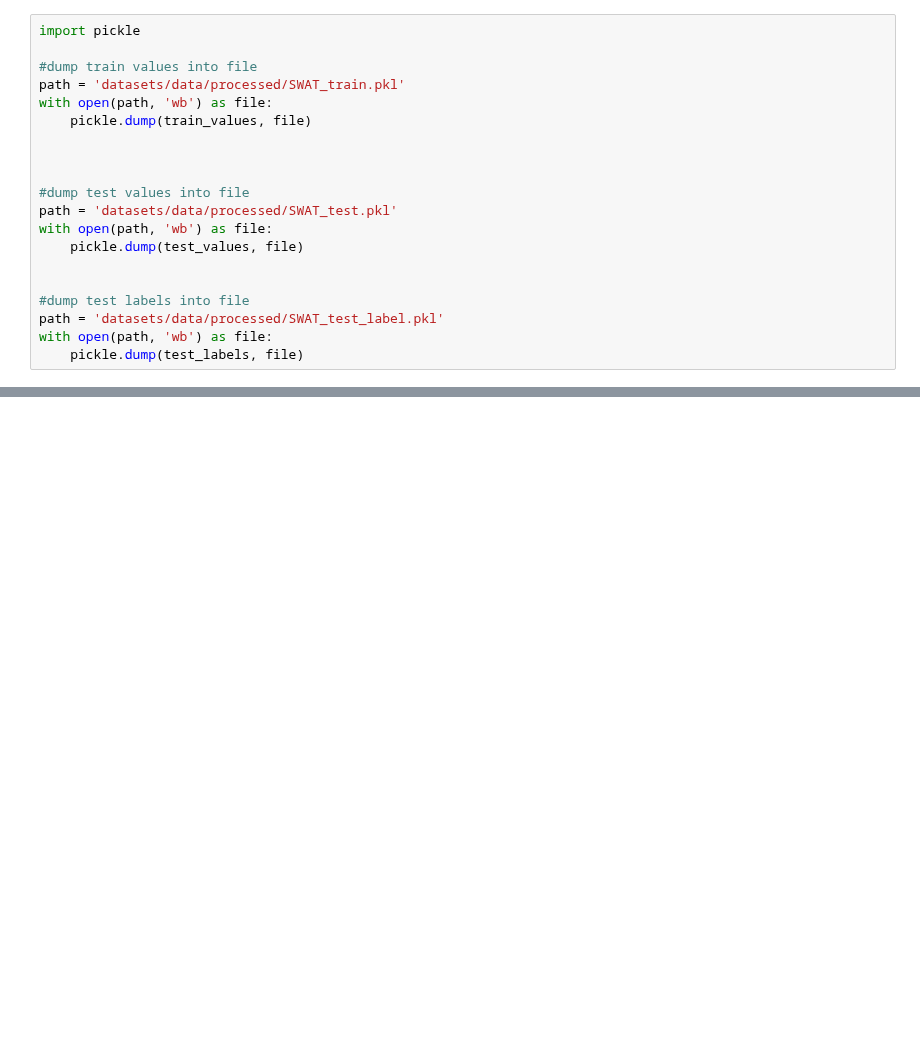
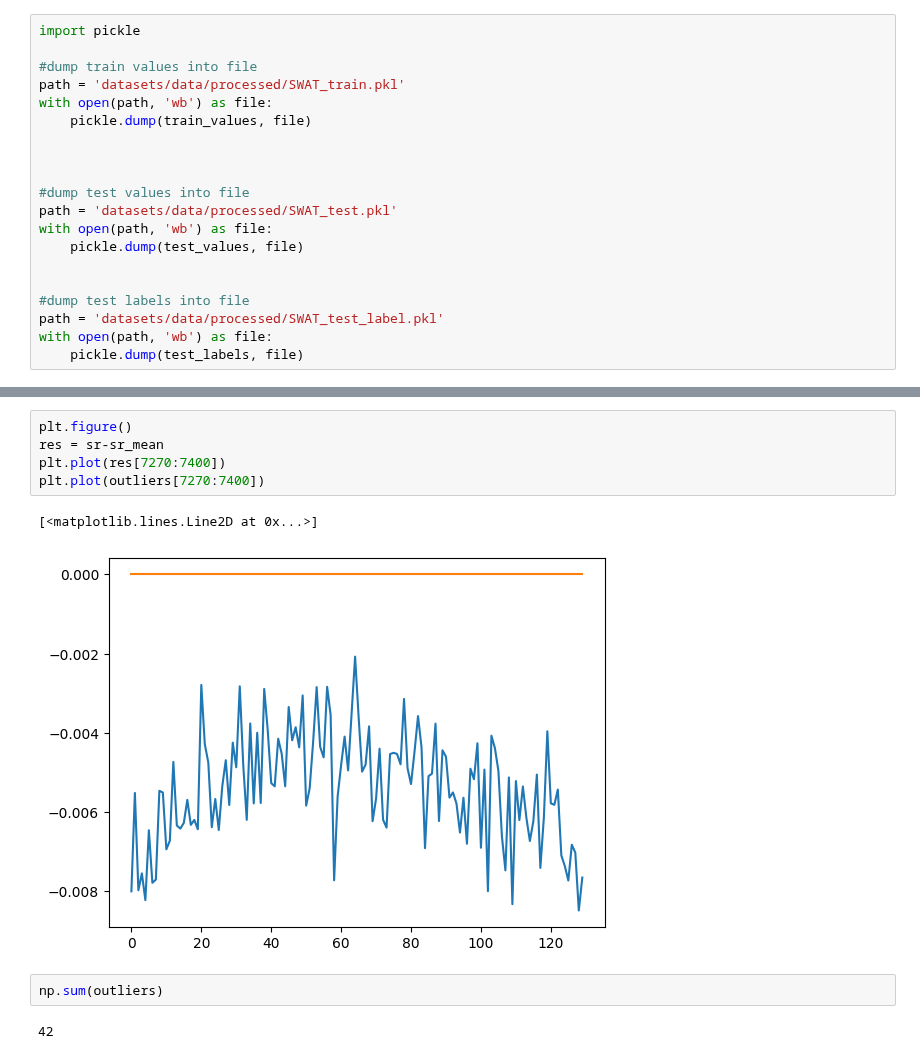
Before and after one commit to ML4ITS/mtad-gat-pytorch, a Jupyter notebook: util_notebook.ipynb, the cells around one changed output, grey strips where cells are left out. Saved outputs shown, nothing was run; the diff lists cells and outputs as text; blank space fills up the shorter version.

```diff
--- a/util_notebook.ipynb
+++ b/util_notebook.ipynb
@@ -92,0 +129,12 @@ with open(path, 'wb') as file:
+# %%
+plt.figure()
+res = sr-sr_mean
+plt.plot(res[7270:7400])
+plt.plot(outliers[7270:7400])
+# %% [output]
+[<matplotlib.lines.Line2D at 0x...>]
+[figure, added]
+# %%
+np.sum(outliers)
+# %% [output]
+42
```
Also changed, not shown: parts of 8 cells of this notebook, 3 other files.
